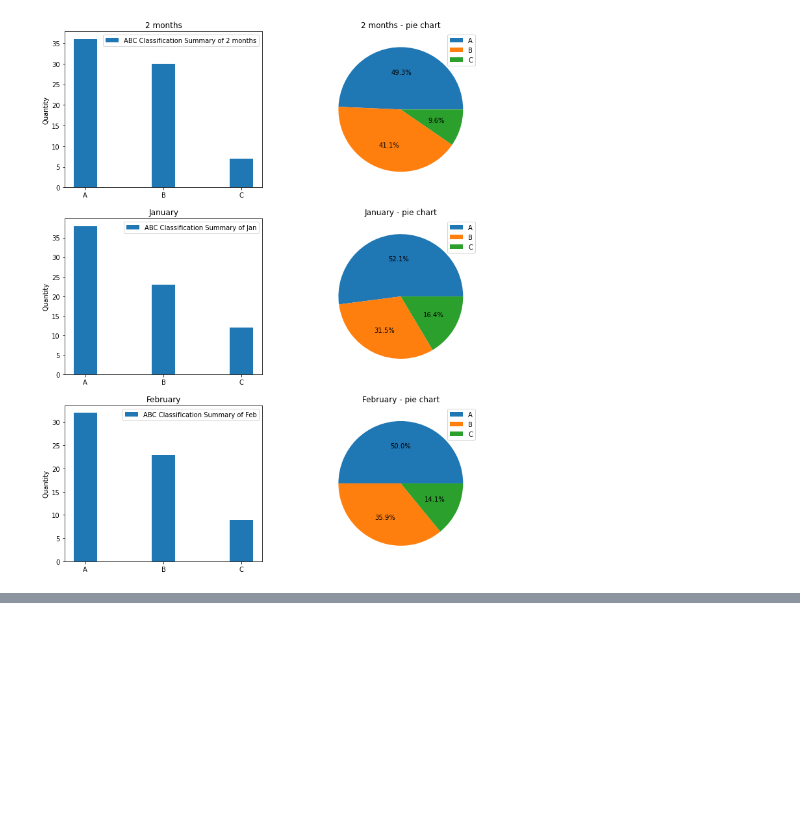
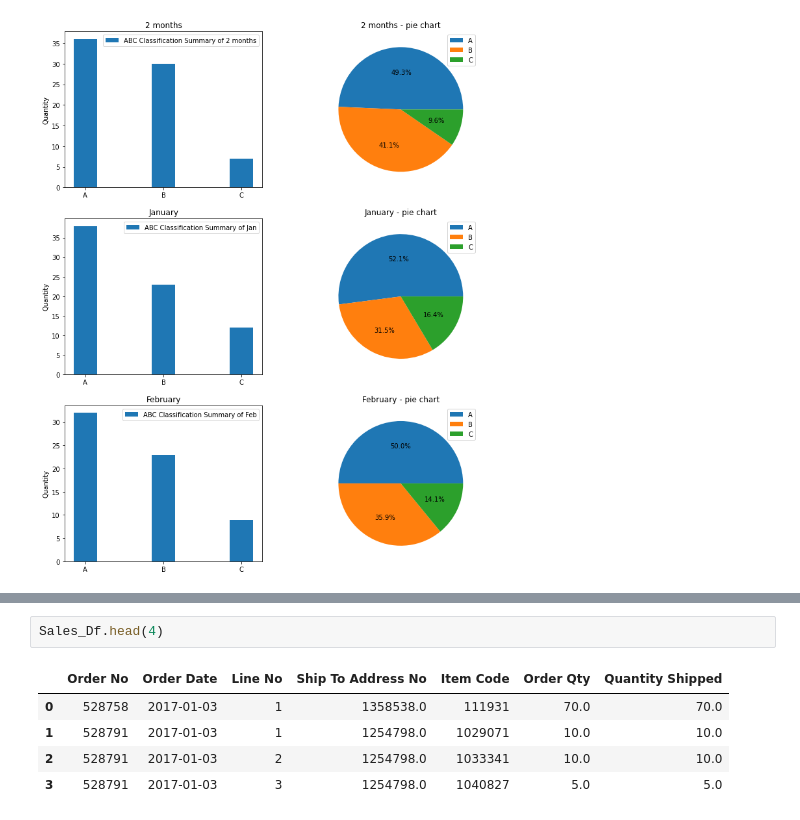
Before and after one commit to dangnguyenhoang/House_pricing_KC, a Jupyter notebook: CEL_/CEL.ipynb, the cells around one changed output, grey strips where cells are left out. Saved outputs shown, nothing was run; the diff lists cells and outputs as text; blank space fills up the shorter version.

```diff
--- a/CEL_/CEL.ipynb
+++ b/CEL_/CEL.ipynb
@@ -388,0 +477,8 @@ plt.show()
+# %%
+Sales_Df.head(4)
+# %% [output]
+|  | Order No | Order Date | Line No | Ship To Address No | Item Code | Order Qty | Quantity Shipped |
+| 0 | 528758 | 2017-01-03 | 1 | 1358538.0 | 111931 | 70.0 | 70.0 |
+| 1 | 528791 | 2017-01-03 | 1 | 1254798.0 | 1029071 | 10.0 | 10.0 |
+| 2 | 528791 | 2017-01-03 | 2 | 1254798.0 | 1033341 | 10.0 | 10.0 |
+| 3 | 528791 | 2017-01-03 | 3 | 1254798.0 | 1040827 | 5.0 | 5.0 |
```
Also changed, not shown: parts of 30 cells of this notebook.
